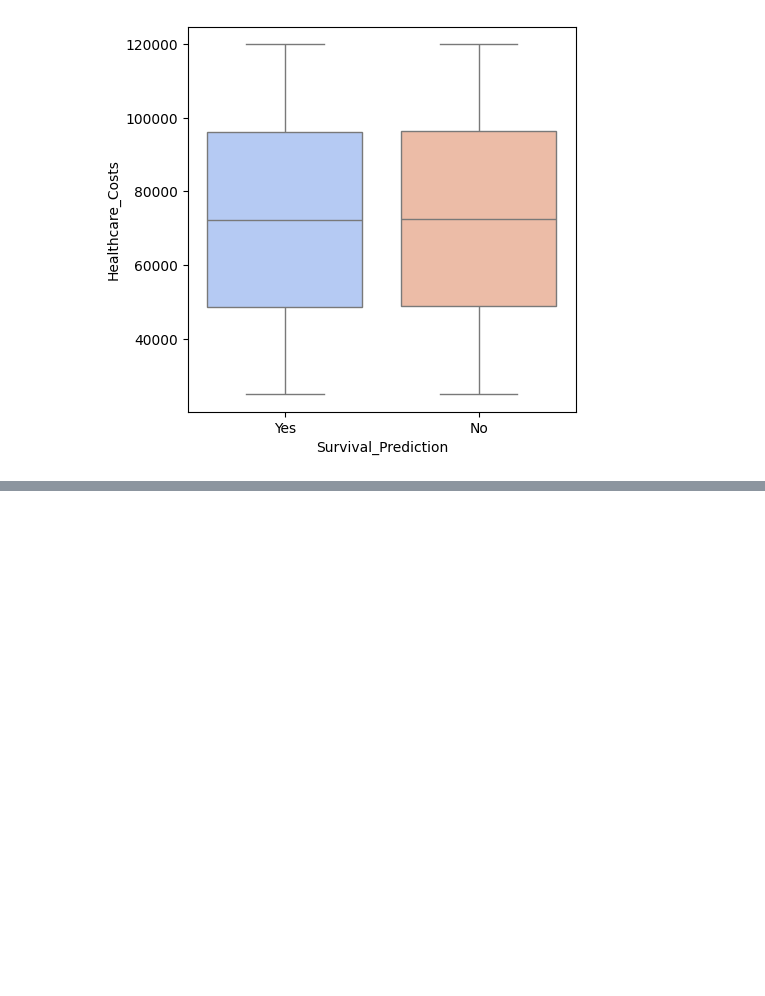
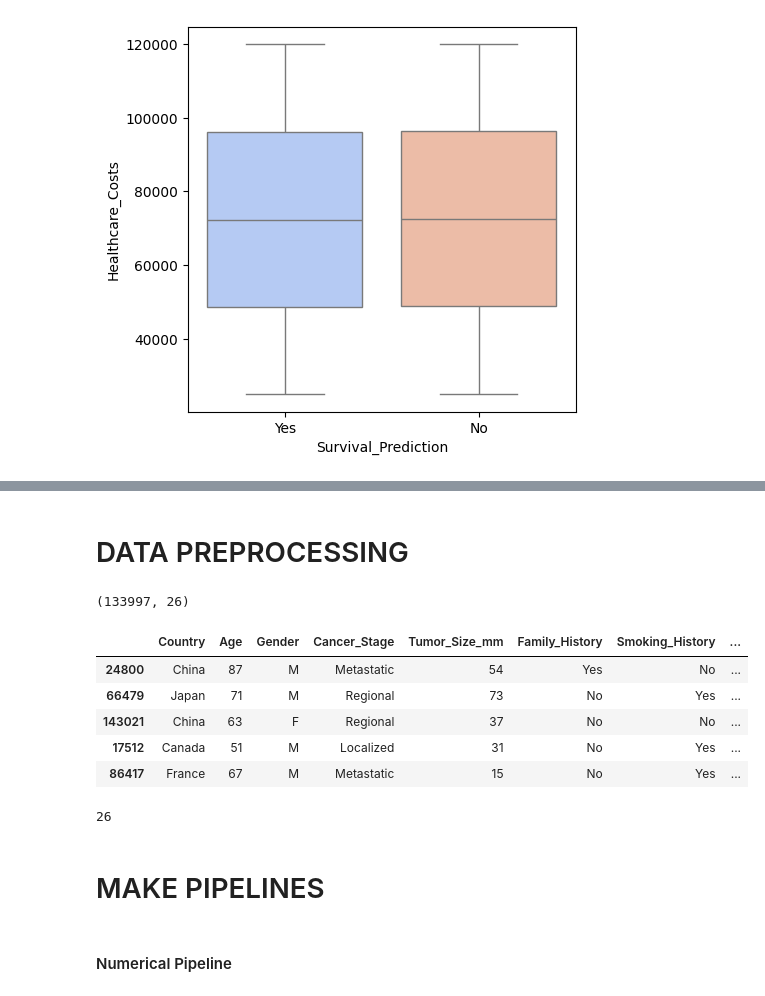
Before and after one commit to HimanshuB0810/Colorectal_Cancer_Predication-MLOPS-5, a Jupyter notebook: notebook/notebook.ipynb, the cells around one changed output, grey strips where cells are left out. Cells and saved outputs as stored; diff of their text form; code cells hidden in the pictures; blank space fills up the shorter version.

```diff
--- a/notebook/notebook.ipynb
+++ b/notebook/notebook.ipynb
@@ -163,2 +103,0 @@ df.head(2)
-# %%
-df.drop(columns=['Patient_ID'],inplace=True)
@@ -250,0 +104,5 @@ Index(['Country', 'Gender', 'Cancer_Stage', 'Family_History',
+# %% [markdown]
+# DATA PREPROCESSING
+# %%
+X=df.drop(columns=['Survival_Prediction','Patient_ID'])
+y=df['Survival_Prediction']
@@ -250,0 +113,13 @@ Index(['Country', 'Gender', 'Cancer_Stage', 'Family_History',
+# %%
+X_train.shape
+# %% [output]
+(133997, 26)
+# %%
+X_train.head()
+# %% [output]
+|  | Country | Age | Gender | Cancer_Stage | Tumor_Size_mm | Family_History | Smoking_History | ... |
+| 24800 | China | 87 | M | Metastatic | 54 | Yes | No | ... |
+| 66479 | Japan | 71 | M | Regional | 73 | No | Yes | ... |
+| 143021 | China | 63 | F | Regional | 37 | No | No | ... |
+| 17512 | Canada | 51 | M | Localized | 31 | No | Yes | ... |
+| 86417 | France | 67 | M | Metastatic | 15 | No | Yes | ... |
@@ -250,0 +138,6 @@ Index(['Country', 'Gender', 'Cancer_Stage', 'Family_History',
+# %%
+len(ordinal_cols)+len(nominal_cols)+len(num_cols)
+# %% [output]
+26
+# %% [markdown]
+# MAKE PIPELINES
@@ -250,0 +147,2 @@ Index(['Country', 'Gender', 'Cancer_Stage', 'Family_History',
+# %% [markdown]
+#### Numerical Pipeline
```
Also changed, not shown: parts of 92 cells of this notebook, 10 other files.
